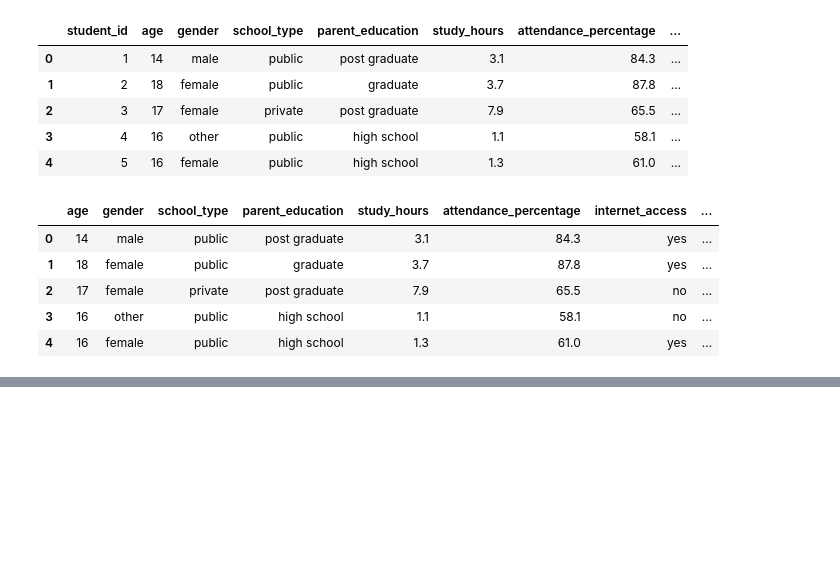
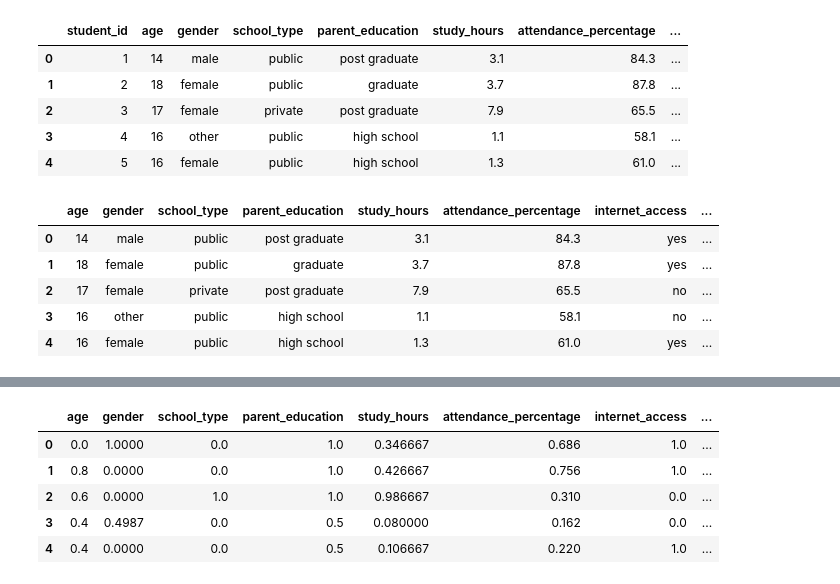
Before and after one commit to bapaidas2002/Projects, a Jupyter notebook: SKE309_Project/main.ipynb, the cells around one changed output, grey strips where cells are left out. Saved outputs shown, nothing was run; the diff lists cells and outputs as text; code cells hidden in the pictures; blank space fills up the shorter version.

```diff
--- a/SKE309_Project/main.ipynb
+++ b/SKE309_Project/main.ipynb
@@ -26,0 +191,15 @@ df1.head(5)
+# %%
+from sklearn.preprocessing import MinMaxScaler
+
+df2_norm = df2.fillna(df2.mean())
+scaler = MinMaxScaler()
+df2_scaled = pd.DataFrame(scaler.fit_transform(df2_norm), columns=df2_norm.columns, index=df2_norm.index)
+
+df2_scaled.head()
+# %% [output]
+|  | age | gender | school_type | parent_education | study_hours | attendance_percentage | internet_access | ... |
+| 0 | 0.0 | 1.0000 | 0.0 | 1.0 | 0.346667 | 0.686 | 1.0 | ... |
+| 1 | 0.8 | 0.0000 | 0.0 | 1.0 | 0.426667 | 0.756 | 1.0 | ... |
+| 2 | 0.6 | 0.0000 | 1.0 | 1.0 | 0.986667 | 0.310 | 0.0 | ... |
+| 3 | 0.4 | 0.4987 | 0.0 | 0.5 | 0.080000 | 0.162 | 0.0 | ... |
+| 4 | 0.4 | 0.0000 | 0.0 | 0.5 | 0.106667 | 0.220 | 1.0 | ... |
```
Also changed, not shown: parts of 6 cells of this notebook, 1 other file.
